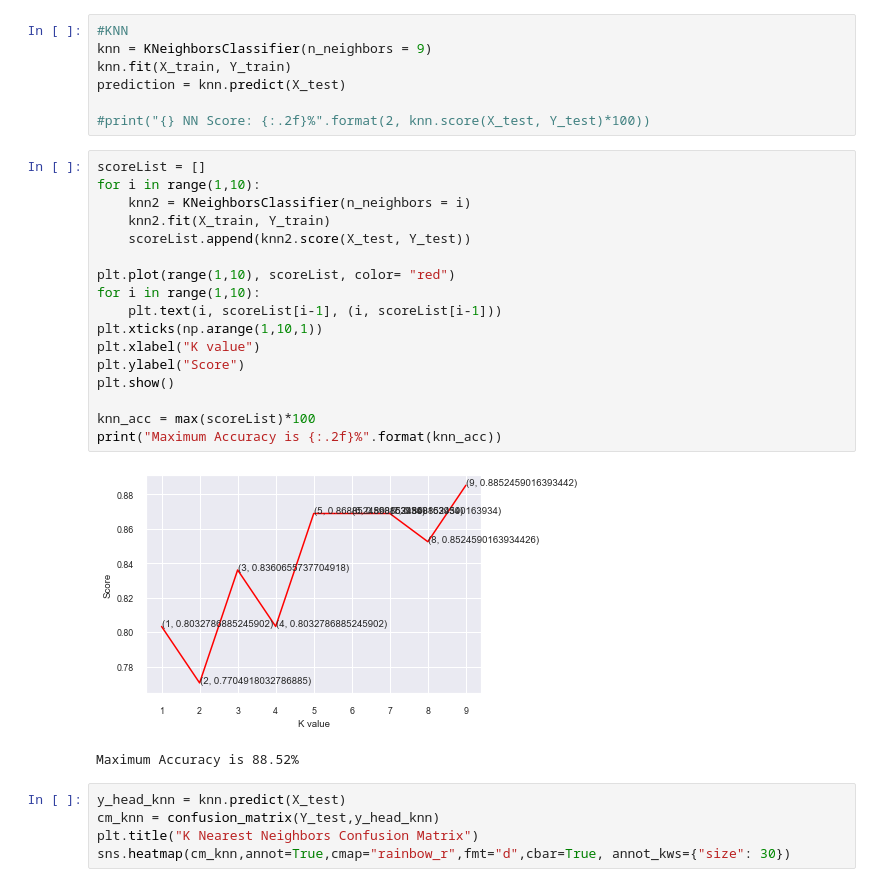
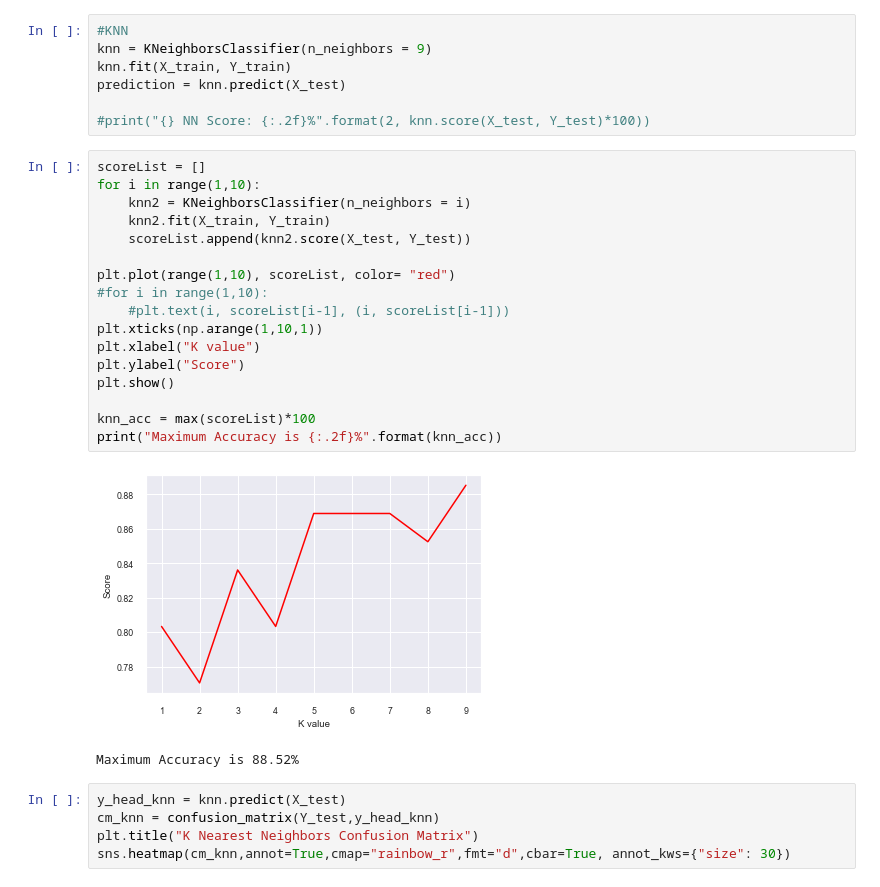
Before and after one commit to jahidkhandaker/HeartDiseasePrediction, a Jupyter notebook: RezowanaAkter/Heart_Disease_Prediction.ipynb, the cells around one changed output. Cells and saved outputs as stored; diff of their text form.

```diff
--- a/RezowanaAkter/Heart_Disease_Prediction.ipynb
+++ b/RezowanaAkter/Heart_Disease_Prediction.ipynb
@@ -454,22 +454,22 @@ prediction = knn.predict(X_test)
 # %%
 scoreList = []
 for i in range(1,10):
     knn2 = KNeighborsClassifier(n_neighbors = i)
     knn2.fit(X_train, Y_train)
     scoreList.append(knn2.score(X_test, Y_test))
 
 plt.plot(range(1,10), scoreList, color= "red")
-for i in range(1,10):
-    plt.text(i, scoreList[i-1], (i, scoreList[i-1]))
+#for i in range(1,10):
+    #plt.text(i, scoreList[i-1], (i, scoreList[i-1]))
 plt.xticks(np.arange(1,10,1))
 plt.xlabel("K value")
 plt.ylabel("Score")
 plt.show()
 
 knn_acc = max(scoreList)*100
 print("Maximum Accuracy is {:.2f}%".format(knn_acc))
 # %% [output]
-[figure, old version]
+[figure, new version]
 Maximum Accuracy is 88.52%
 # %%
 y_head_knn = knn.predict(X_test)
```
Also changed, not shown: parts of 12 cells of this notebook.
